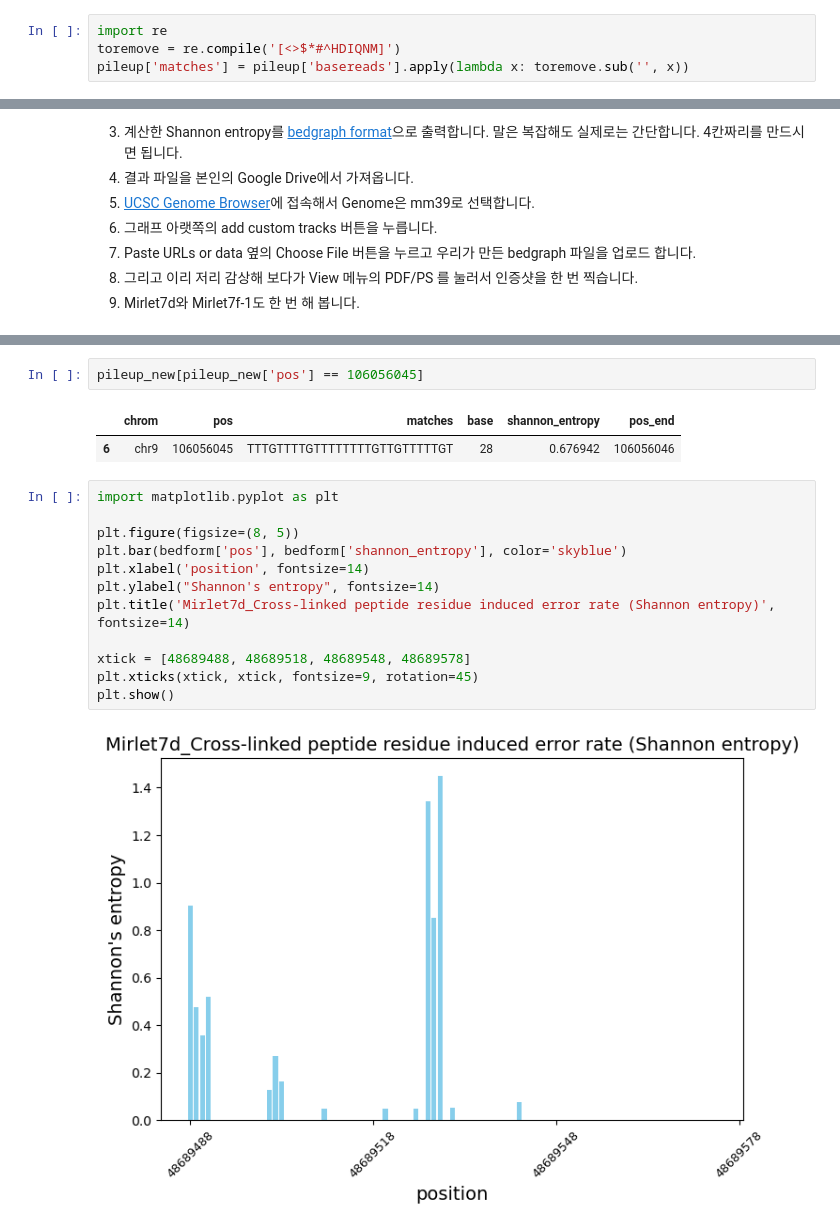
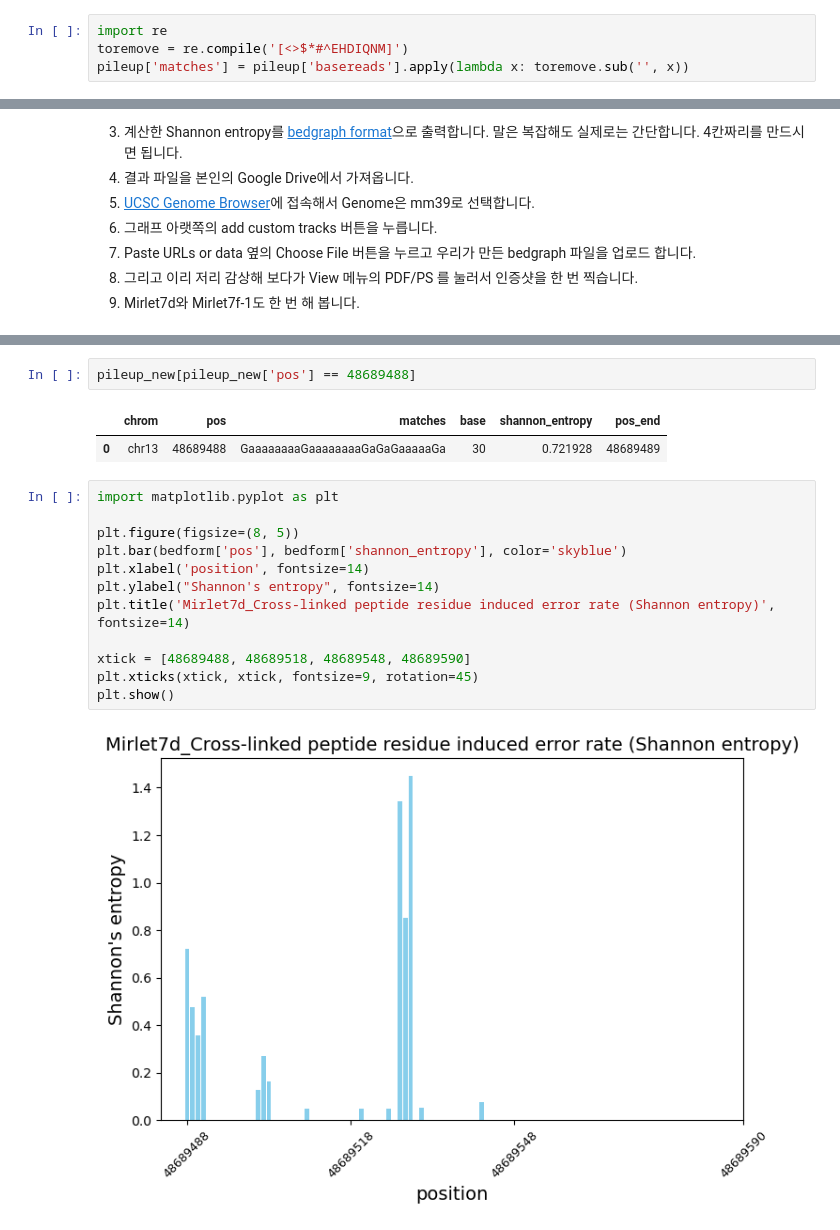
Before and after one commit to yeekyung/MYK_bioinformatics, a Jupyter notebook: CoLab_TermProj_2024_3_2.ipynb, the cells around one changed output, grey strips where cells are left out. Drawn from its saved outputs; the diff is of its cells as text.

```diff
--- a/CoLab_TermProj_2024_3_2.ipynb
+++ b/CoLab_TermProj_2024_3_2.ipynb
@@ -142,7 +142,7 @@ pileup
 R을 쓰시는 분들은 R로 보내서 작업하셔도 됩니다.
 # %%
 import re
-toremove = re.compile('[<>$*#^HDIQNM]')
+toremove = re.compile('[<>$*#^EHDIQNM]')
 pileup['matches'] = pileup['basereads'].apply(lambda x: toremove.sub('', x))
 # %%
 pileup_new = pileup[['chrom', 'pos', 'matches']]
@@ -270,21 +268,21 @@ See the caveats in the documentation: https://pandas.pydata.org/pandas-docs/stab
 | 86 | chr13 | 48689574 | 48689575 | 0.000000 |
 87 rows × 4 columns
 # %%
-pileup_new[pileup_new['pos'] == 106056045]
+pileup_new[pileup_new['pos'] == 48689488]
 # %% [output]
 |  | chrom | pos | matches | base | shannon_entropy | pos_end |
-| 6 | chr9 | 106056045 | TTTGTTTTGTTTTTTTTGTTGTTTTTGT | 28 | 0.676942 | 106056046 |
+| 0 | chr13 | 48689488 | GaaaaaaaaGaaaaaaaaGaGaGaaaaaGa | 30 | 0.721928 | 48689489 |
 # %%
 import matplotlib.pyplot as plt
 
 plt.figure(figsize=(8, 5))
 plt.bar(bedform['pos'], bedform['shannon_entropy'], color='skyblue')
 plt.xlabel('position', fontsize=14)
 plt.ylabel("Shannon's entropy", fontsize=14)
 plt.title('Mirlet7d_Cross-linked peptide residue induced error rate (Shannon entropy)', fontsize=14)
 
-xtick = [48689488, 48689518, 48689548, 48689578]
+xtick = [48689488, 48689518, 48689548, 48689590]
 plt.xticks(xtick, xtick, fontsize=9, rotation=45)
 plt.show()
 # %% [output]
-[figure, old version]
+[figure, new version]
```
Also changed, not shown: parts of 4 cells of this notebook.
